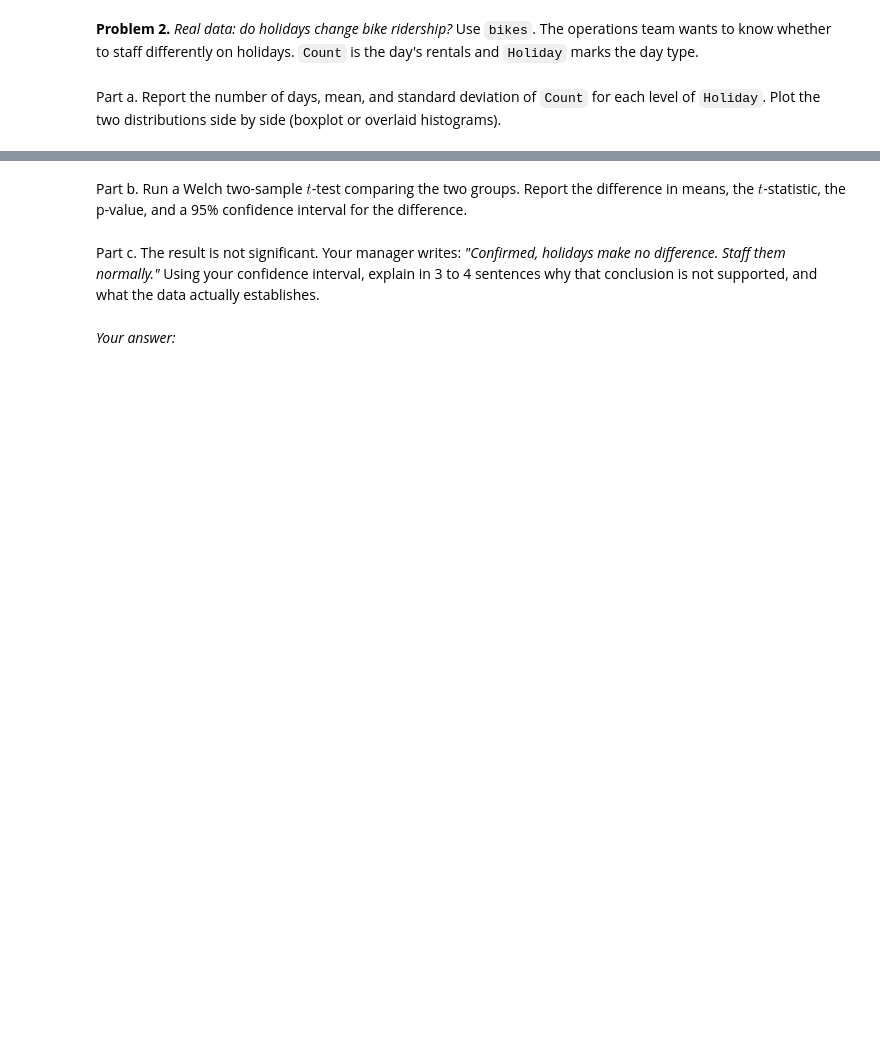
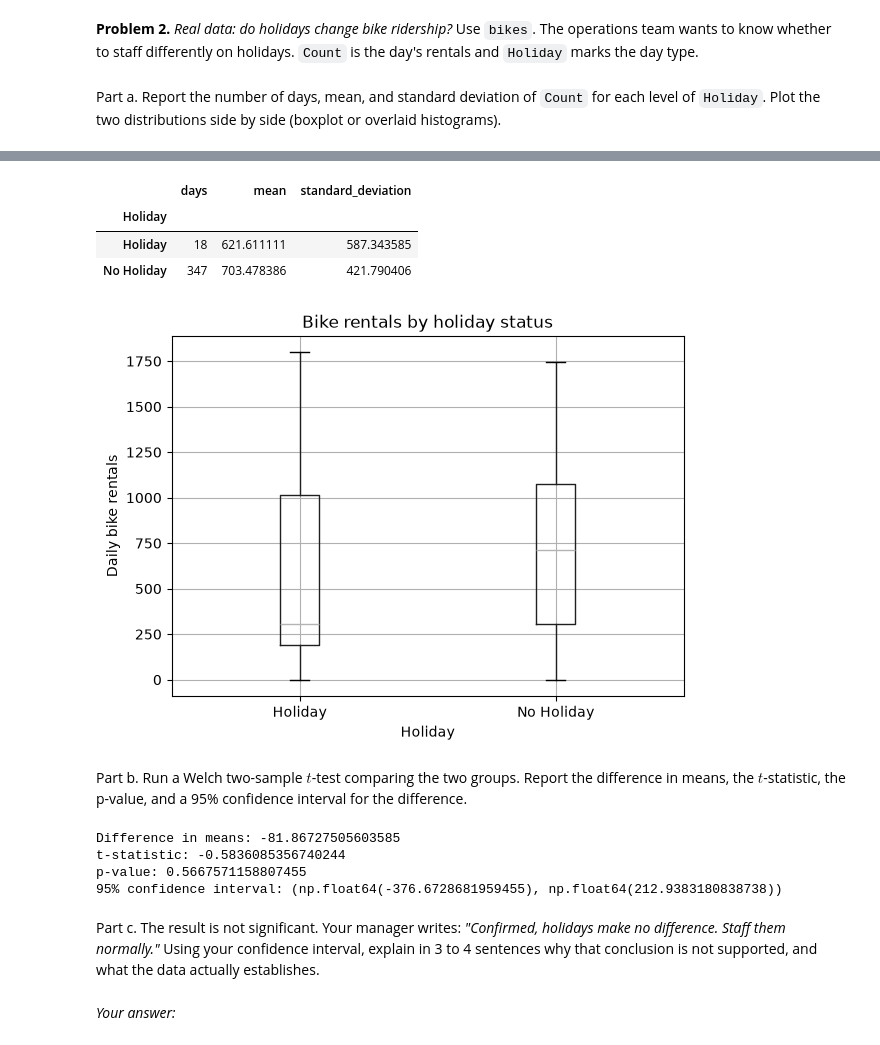
Before and after one commit to suzanaSSP/stat220-fall2026, a Jupyter notebook: F2026/Homework/Stat_220_HW_Unit01_Inference.ipynb, the cells around one changed output, grey strips where cells are left out. Cells and saved outputs as stored; diff of their text form; code cells hidden in the pictures; blank space fills up the shorter version.

```diff
--- a/F2026/Homework/Stat_220_HW_Unit01_Inference.ipynb
+++ b/F2026/Homework/Stat_220_HW_Unit01_Inference.ipynb
@@ -137,6 +198,51 @@ of `Holiday`. Plot the two distributions side by side (boxplot or overlaid histo
+# %%
+# Number of days, mean, and standard deviation
+summary = bikes.groupby("Holiday")["Count"].agg(
+    days="count",
+    mean="mean",
+    standard_deviation="std"
+)
+
+display(summary)
+
+# Side-by-side distributions
+bikes.boxplot(column="Count", by="Holiday")
+plt.xlabel("Holiday")
+plt.ylabel("Daily bike rentals")
+plt.title("Bike rentals by holiday status")
+plt.suptitle("")
+plt.show()
+# %% [output]
+|  | days | mean | standard_deviation |
+| Holiday |  |  |  |
+| Holiday | 18 | 621.611111 | 587.343585 |
+| No Holiday | 347 | 703.478386 | 421.790406 |
+[figure, added]
 # %% [markdown]
 Part b. Run a Welch two-sample $t$-test comparing the two groups. Report the difference in
 means, the $t$-statistic, the p-value, and a 95% confidence interval for the difference.
+# %%
+holiday = bikes.loc[bikes["Holiday"] == 'Holiday', "Count"].dropna()
+nonholiday = bikes.loc[bikes["Holiday"] == 'No Holiday', "Count"].dropna()
+
+# Difference in sample means
+mean_diff = holiday.mean() - nonholiday.mean()
+
+# Welch two-sample t-test
+result = stats.ttest_ind(holiday, nonholiday, equal_var=False)
+
+# 95% confidence interval for the difference
+ci = result.confidence_interval(confidence_level=0.95)
+
+print("Difference in means:", mean_diff)
+print("t-statistic:", result.statistic)
+print("p-value:", result.pvalue)
+print("95% confidence interval:", (ci.low, ci.high))
+# %% [output]
+Difference in means: -81.86727505603585
+t-statistic: -0.5836085356740244
+p-value: 0.5667571158807455
+95% confidence interval: (np.float64(-376.6728681959455), np.float64(212.9383180838738))
 # %% [markdown]
 Part c. The result is not significant. Your manager writes: *"Confirmed, holidays make no difference. Staff them normally."* Using your confidence interval, explain in 3 to 4 sentences
 why that conclusion is not supported, and what the data actually establishes.
```
Also changed, not shown: parts of 13 cells of this notebook.
